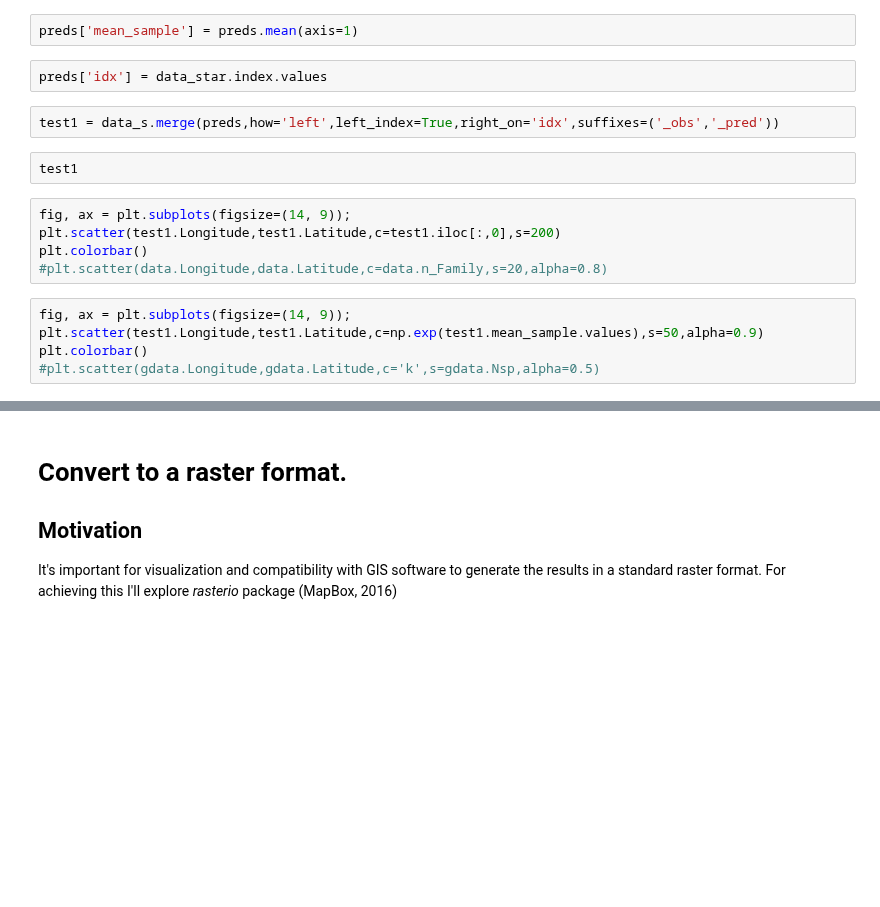
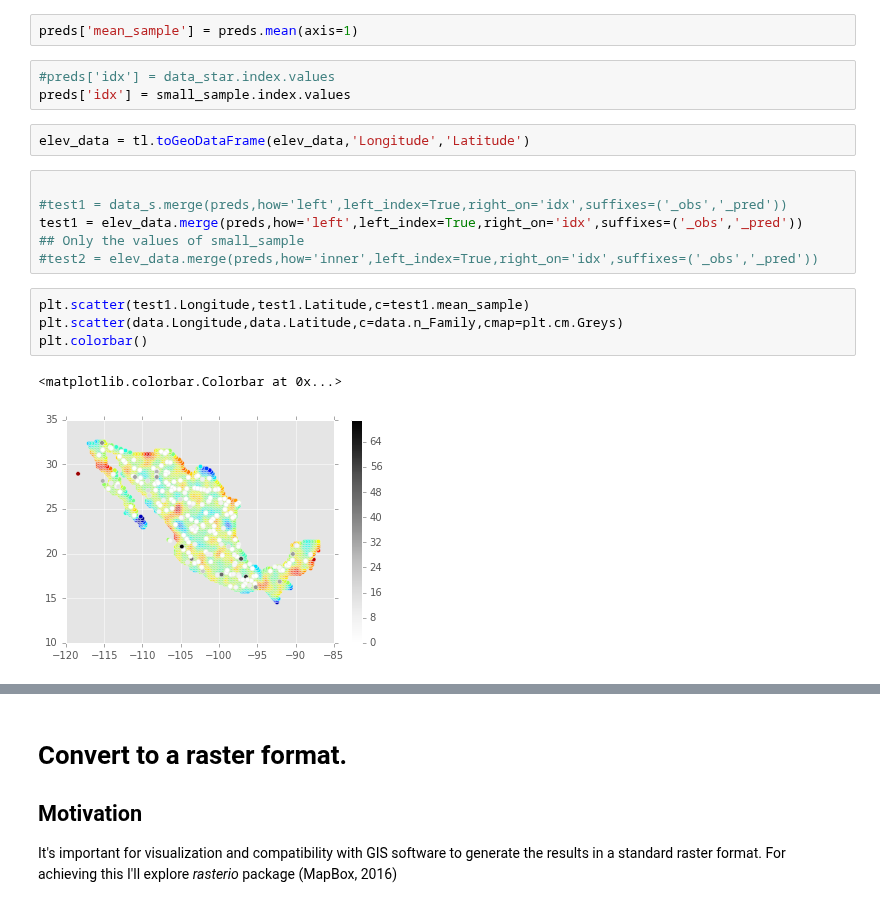
Before and after one commit to molgor/biospytial, a Jupyter notebook: ipython-notebooks/demos/statistical_models/[Spatial Regression] Extracting Taxa from grid.ipynb, the cells around one changed output, grey strips where cells are left out. Drawn from its saved outputs; the diff is of its cells as text; blank space fills up the shorter version.

```diff
--- a/ipython-notebooks/demos/statistical_models/[Spatial Regression] Extracting Taxa from grid.ipynb
+++ b/ipython-notebooks/demos/statistical_models/[Spatial Regression] Extracting Taxa from grid.ipynb
@@ -248,18 +353,20 @@ preds = pd.DataFrame(pred_samples['f_star']).transpose()
 # %%
 preds['mean_sample'] = preds.mean(axis=1)
 # %%
-preds['idx'] = data_star.index.values
+#preds['idx'] = data_star.index.values
+preds['idx'] = small_sample.index.values
-# %%
-test1 = data_s.merge(preds,how='left',left_index=True,right_on='idx',suffixes=('_obs','_pred'))
-# %%
-test1
+# %%
+elev_data = tl.toGeoDataFrame(elev_data,'Longitude','Latitude')
+# %%
+
+#test1 = data_s.merge(preds,how='left',left_index=True,right_on='idx',suffixes=('_obs','_pred'))
+test1 = elev_data.merge(preds,how='left',left_index=True,right_on='idx',suffixes=('_obs','_pred'))
+## Only the values of small_sample
+#test2 = elev_data.merge(preds,how='inner',left_index=True,right_on='idx',suffixes=('_obs','_pred'))
 # %%
-fig, ax = plt.subplots(figsize=(14, 9));
-plt.scatter(test1.Longitude,test1.Latitude,c=test1.iloc[:,0],s=200)
+plt.scatter(test1.Longitude,test1.Latitude,c=test1.mean_sample)
+plt.scatter(data.Longitude,data.Latitude,c=data.n_Family,cmap=plt.cm.Greys)
 plt.colorbar()
-#plt.scatter(data.Longitude,data.Latitude,c=data.n_Family,s=20,alpha=0.8)
+# %% [output]
+<matplotlib.colorbar.Colorbar at 0x...>
+[figure, added]
-# %%
-fig, ax = plt.subplots(figsize=(14, 9));
-plt.scatter(test1.Longitude,test1.Latitude,c=np.exp(test1.mean_sample.values),s=50,alpha=0.9)
-plt.colorbar()
-#plt.scatter(gdata.Longitude,gdata.Latitude,c='k',s=gdata.Nsp,alpha=0.5)
```
Also changed, not shown: parts of 53 cells of this notebook, 1 other file.
